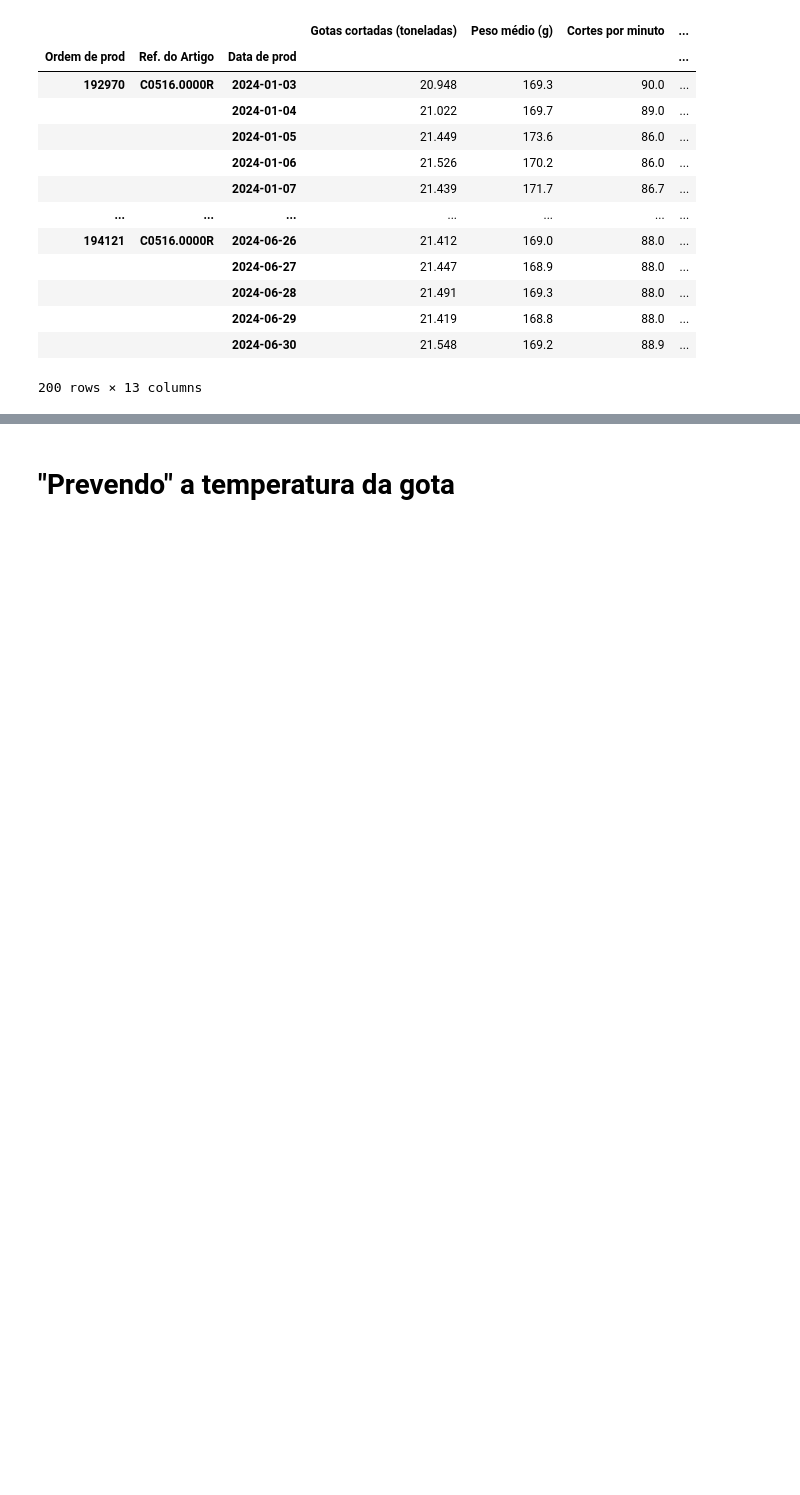
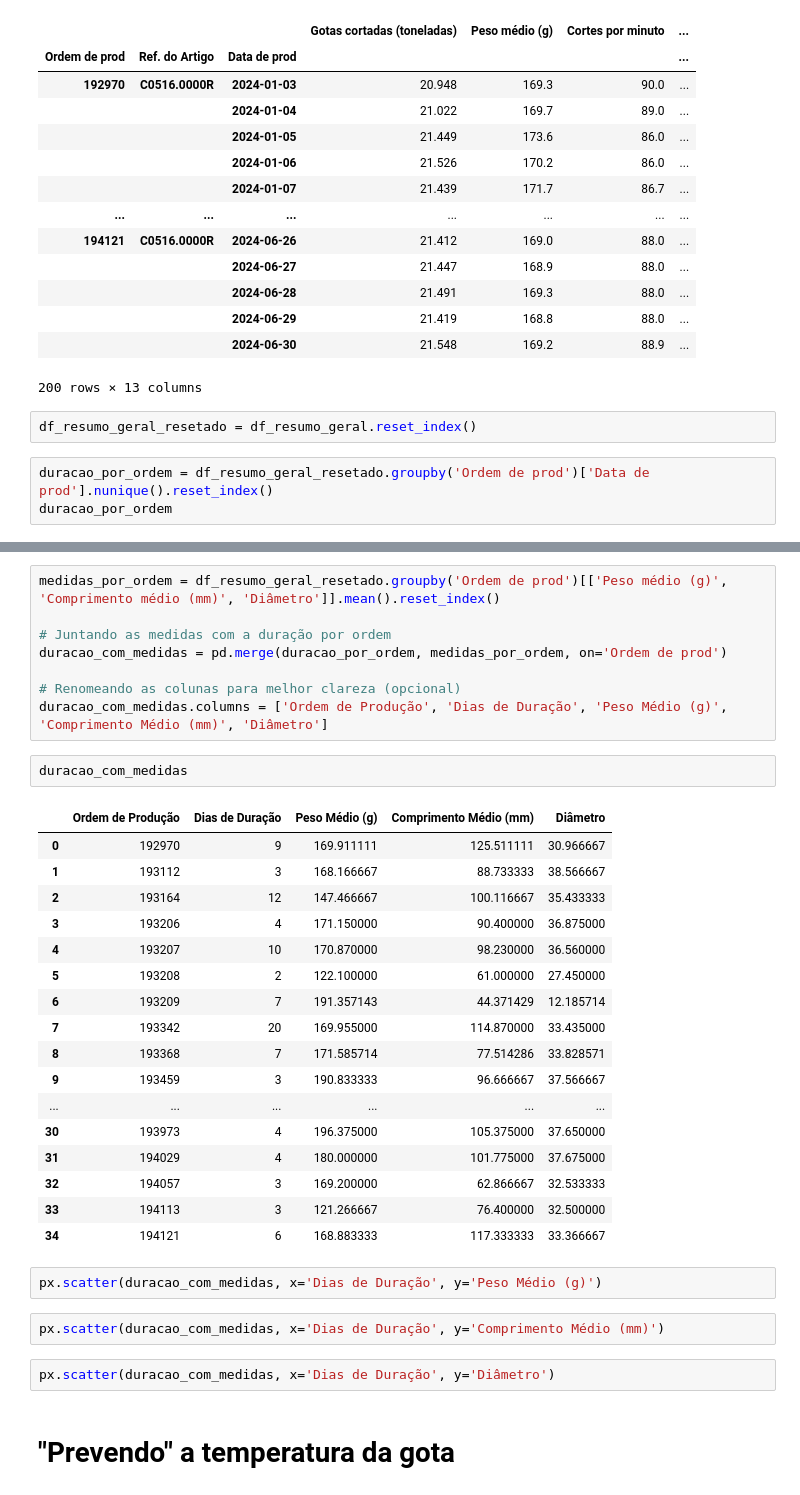
Before and after one commit to lucasz-g/Analise-Gotas, a Jupyter notebook: analises/analise_defeitos.ipynb, the cells around one changed output, grey strips where cells are left out. Drawn from its saved outputs; the diff is of its cells as text; blank space fills up the shorter version.

```diff
--- a/analises/analise_defeitos.ipynb
+++ b/analises/analise_defeitos.ipynb
@@ -358,3 +317,8 @@ df_resumo_geral
 |  |  | 2024-06-29 | 21.419 | 168.8 | 88.0 | ... |
 |  |  | 2024-06-30 | 21.548 | 169.2 | 88.9 | ... |
 200 rows × 13 columns
+# %%
+df_resumo_geral_resetado = df_resumo_geral.reset_index()
+# %%
+duracao_por_ordem = df_resumo_geral_resetado.groupby('Ordem de prod')['Data de prod'].nunique().reset_index()
+duracao_por_ordem
@@ -361,3 +343,37 @@ df_resumo_geral
+# %%
+medidas_por_ordem = df_resumo_geral_resetado.groupby('Ordem de prod')[['Peso médio (g)', 'Comprimento médio (mm)', 'Diâmetro']].mean().reset_index()
+
+# Juntando as medidas com a duração por ordem
+duracao_com_medidas = pd.merge(duracao_por_ordem, medidas_por_ordem, on='Ordem de prod')
+
+# Renomeando as colunas para melhor clareza (opcional)
+duracao_com_medidas.columns = ['Ordem de Produção', 'Dias de Duração', 'Peso Médio (g)', 'Comprimento Médio (mm)', 'Diâmetro']
+# %%
+duracao_com_medidas
+# %% [output]
+|  | Ordem de Produção | Dias de Duração | Peso Médio (g) | Comprimento Médio (mm) | Diâmetro |
+| 0 | 192970 | 9 | 169.911111 | 125.511111 | 30.966667 |
+| 1 | 193112 | 3 | 168.166667 | 88.733333 | 38.566667 |
+| 2 | 193164 | 12 | 147.466667 | 100.116667 | 35.433333 |
+| 3 | 193206 | 4 | 171.150000 | 90.400000 | 36.875000 |
+| 4 | 193207 | 10 | 170.870000 | 98.230000 | 36.560000 |
+| 5 | 193208 | 2 | 122.100000 | 61.000000 | 27.450000 |
+| 6 | 193209 | 7 | 191.357143 | 44.371429 | 12.185714 |
+| 7 | 193342 | 20 | 169.955000 | 114.870000 | 33.435000 |
+| 8 | 193368 | 7 | 171.585714 | 77.514286 | 33.828571 |
+| 9 | 193459 | 3 | 190.833333 | 96.666667 | 37.566667 |
+| ... | ... | ... | ... | ... | ... |
+| 30 | 193973 | 4 | 196.375000 | 105.375000 | 37.650000 |
+| 31 | 194029 | 4 | 180.000000 | 101.775000 | 37.675000 |
+| 32 | 194057 | 3 | 169.200000 | 62.866667 | 32.533333 |
+| 33 | 194113 | 3 | 121.266667 | 76.400000 | 32.500000 |
+| 34 | 194121 | 6 | 168.883333 | 117.333333 | 33.366667 |
+# %%
+px.scatter(duracao_com_medidas, x='Dias de Duração', y='Peso Médio (g)')
+# %%
+px.scatter(duracao_com_medidas, x='Dias de Duração', y='Comprimento Médio (mm)')
+# %%
+px.scatter(duracao_com_medidas, x='Dias de Duração', y='Diâmetro')
 # %% [markdown]
 # "Prevendo" a temperatura da gota
 # %% [markdown]
```
Also changed, not shown: parts of 5 cells of this notebook, 1 other file.
